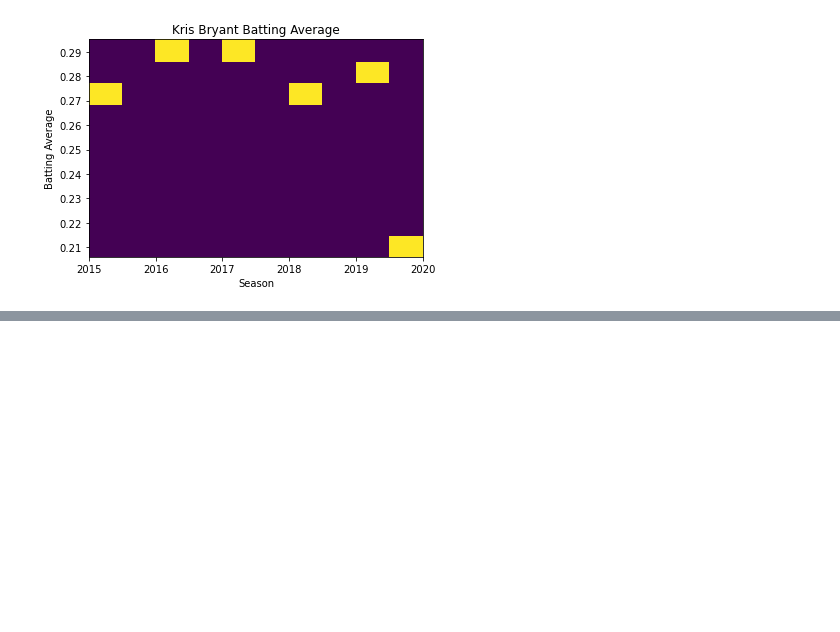
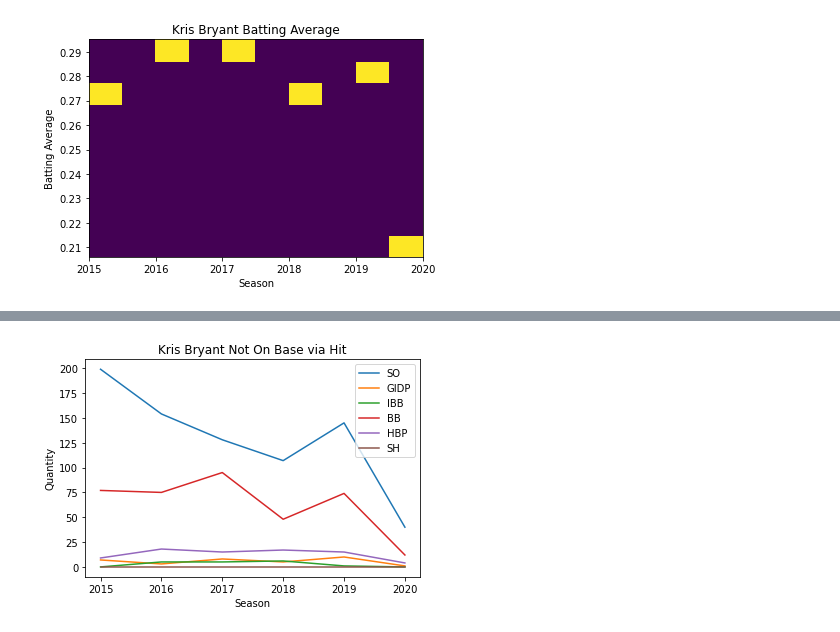
Before and after one commit to matthewjchin/baseballstats, a Jupyter notebook: Slug_Datavis.ipynb, the cells around one changed output, grey strips where cells are left out. Cells and saved outputs as stored; diff of their text form; code cells hidden in the pictures; blank space fills up the shorter version.

```diff
--- a/Slug_Datavis.ipynb
+++ b/Slug_Datavis.ipynb
@@ -267,0 +302,16 @@ plt.show()
+# %%
+# Kris Bryant not getting on base statistics via hit
+
+plt.plot(kb_stats.yearID, kb_stats['SO'])
+plt.plot(kb_stats.yearID, kb_stats['GIDP'])
+plt.plot(kb_stats.yearID, kb_stats['IBB'])
+plt.plot(kb_stats.yearID, kb_stats['BB'])
+plt.plot(kb_stats.yearID, kb_stats['HBP'])
+plt.plot(kb_stats.yearID, kb_stats['SH'])
+plt.title("Kris Bryant Not On Base via Hit")
+plt.legend(["SO", "GIDP", "IBB", "BB", "HBP", "SH"])
+plt.xlabel("Season")
+plt.ylabel("Quantity")
+plt.show()
+# %% [output]
+[figure, added]
```
Also changed, not shown: parts of 5 cells of this notebook.
